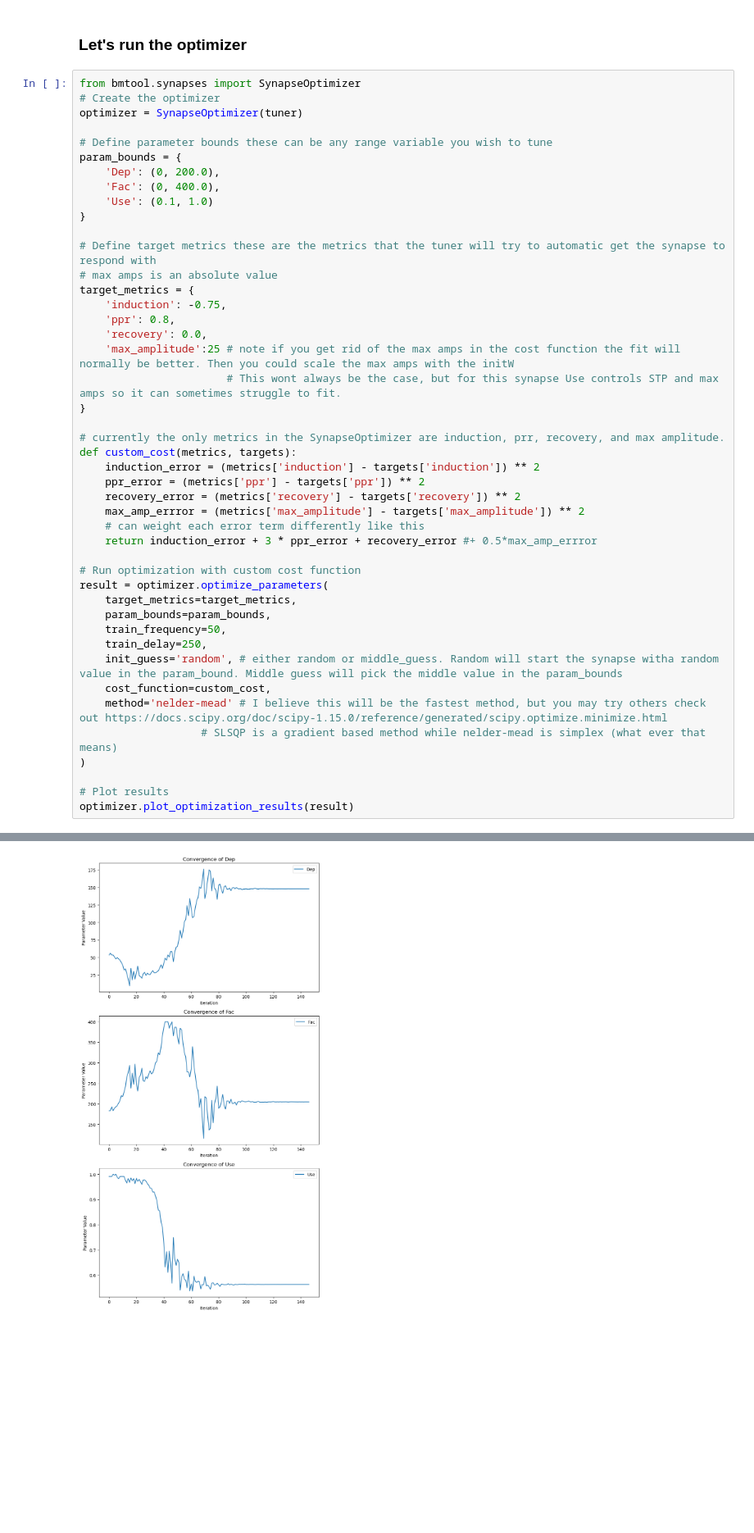
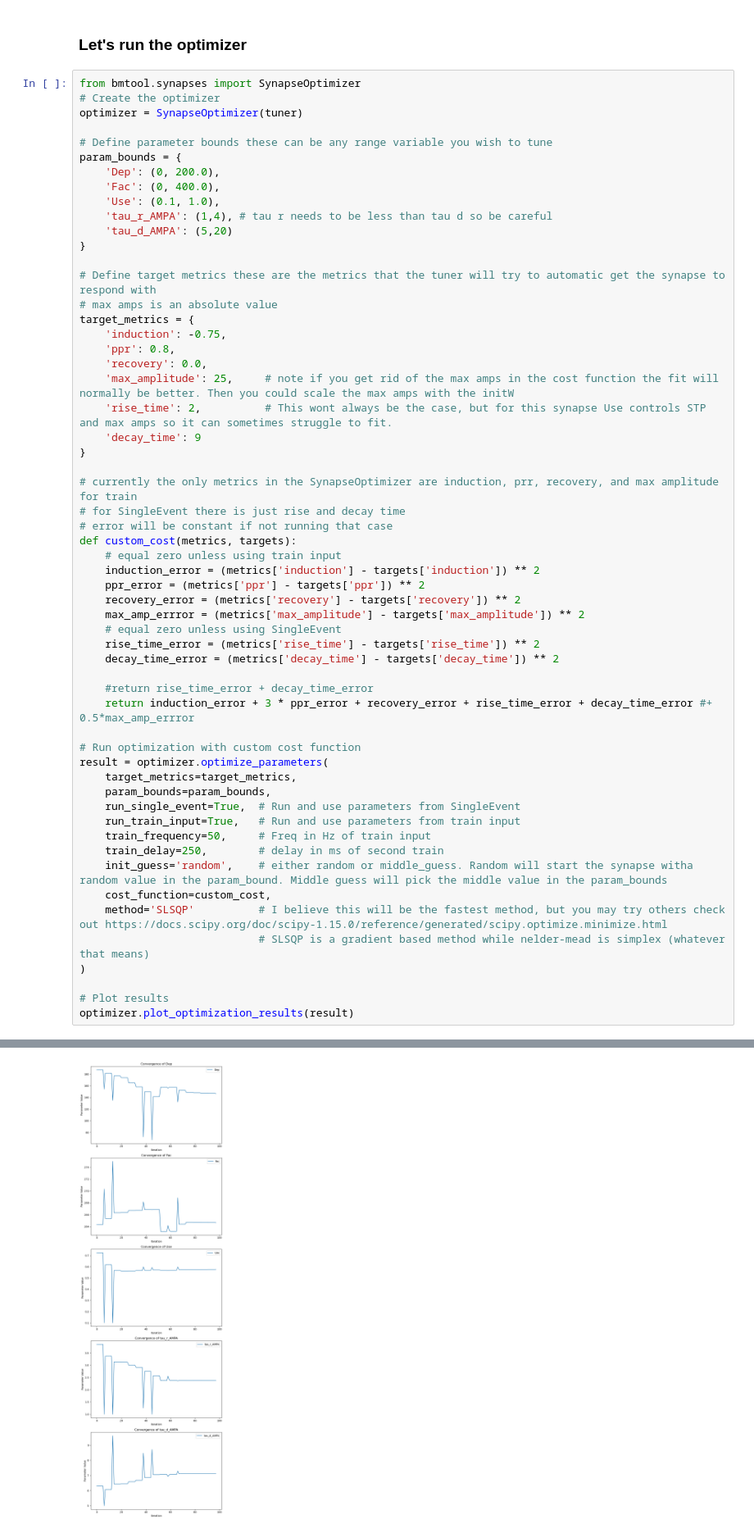
Before and after one commit to cyneuro/bmtool, a Jupyter notebook: examples/synapses/synaptic_tuner.ipynb, the cells around one changed output, grey strips where cells are left out. Shown at 82% size. Drawn from its saved outputs; the diff is of its cells as text; blank space fills up the shorter version.

Commit message:
opt taus and no longer need to run SingleEvent first

```diff
--- a/examples/synapses/synaptic_tuner.ipynb
+++ b/examples/synapses/synaptic_tuner.ipynb
@@ -201,7 +184,9 @@ optimizer = SynapseOptimizer(tuner)
 param_bounds = {
     'Dep': (0, 200.0),
     'Fac': (0, 400.0),
-    'Use': (0.1, 1.0)
+    'Use': (0.1, 1.0),
+    'tau_r_AMPA': (1,4), # tau r needs to be less than tau d so be careful
+    'tau_d_AMPA': (5,20)
 }
 
 # Define target metrics these are the metrics that the tuner will try to automatic get the synapse to respond with
@@ -210,29 +195,39 @@ target_metrics = {
     'induction': -0.75,
     'ppr': 0.8,
     'recovery': 0.0,
-    'max_amplitude':25 # note if you get rid of the max amps in the cost function the fit will normally be better. Then you could scale the max amps with the initW
-                       # This wont always be the case, but for this synapse Use controls STP and max amps so it can sometimes struggle to fit.
+    'max_amplitude': 25,     # note if you get rid of the max amps in the cost function the fit will normally be better. Then you could scale the max amps with the initW
+    'rise_time': 2,          # This wont always be the case, but for this synapse Use controls STP and max amps so it can sometimes struggle to fit.
+    'decay_time': 9
 }
 
-# currently the only metrics in the SynapseOptimizer are induction, prr, recovery, and max amplitude.
+# currently the only metrics in the SynapseOptimizer are induction, prr, recovery, and max amplitude for train
+# for SingleEvent there is just rise and decay time
+# error will be constant if not running that case
 def custom_cost(metrics, targets):
+    # equal zero unless using train input
     induction_error = (metrics['induction'] - targets['induction']) ** 2
     ppr_error = (metrics['ppr'] - targets['ppr']) ** 2
     recovery_error = (metrics['recovery'] - targets['recovery']) ** 2
     max_amp_errror = (metrics['max_amplitude'] - targets['max_amplitude']) ** 2
-    # can weight each error term differently like this
-    return induction_error + 3 * ppr_error + recovery_error #+ 0.5*max_amp_errror
+    # equal zero unless using SingleEvent
+    rise_time_error = (metrics['rise_time'] - targets['rise_time']) ** 2
+    decay_time_error = (metrics['decay_time'] - targets['decay_time']) ** 2
+
+    #return rise_time_error + decay_time_error
+    return induction_error + 3 * ppr_error + recovery_error + rise_time_error + decay_time_error #+ 0.5*max_amp_errror
 
 # Run optimization with custom cost function
 result = optimizer.optimize_parameters(
     target_metrics=target_metrics,
     param_bounds=param_bounds,
-    train_frequency=50,
-    train_delay=250,
-    init_guess='random', # either random or middle_guess. Random will start the synapse witha random value in the param_bound. Middle guess will pick the middle value in the param_bounds
+    run_single_event=True,  # Run and use parameters from SingleEvent
+    run_train_input=True,   # Run and use parameters from train input
+    train_frequency=50,     # Freq in Hz of train input
+    train_delay=250,        # delay in ms of second train
+    init_guess='random',    # either random or middle_guess. Random will start the synapse witha random value in the param_bound. Middle guess will pick the middle value in the param_bounds
     cost_function=custom_cost,
-    method='nelder-mead' # I believe this will be the fastest method, but you may try others check out https://docs.scipy.org/doc/scipy-1.15.0/reference/generated/scipy.optimize.minimize.html
-                   # SLSQP is a gradient based method while nelder-mead is simplex (what ever that means)
+    method='SLSQP'          # I believe this will be the fastest method, but you may try others check out https://docs.scipy.org/doc/scipy-1.15.0/reference/generated/scipy.optimize.minimize.html
+                            # SLSQP is a gradient based method while nelder-mead is simplex (whatever that means)
 )
 
 # Plot results
@@ -242,2 +237,2 @@ optimizer.plot_optimization_results(result)
-[figure, old version]
+[figure, new version]
 Optimization Results:
```
Also changed, not shown: parts of 3 cells of this notebook, 2 other files.
